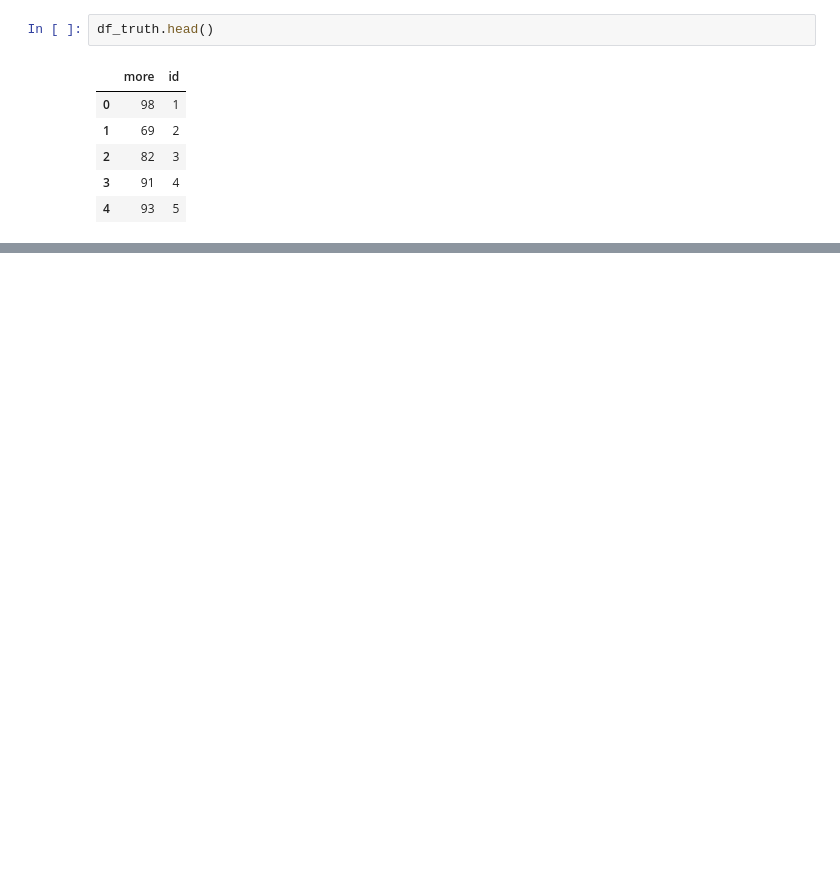
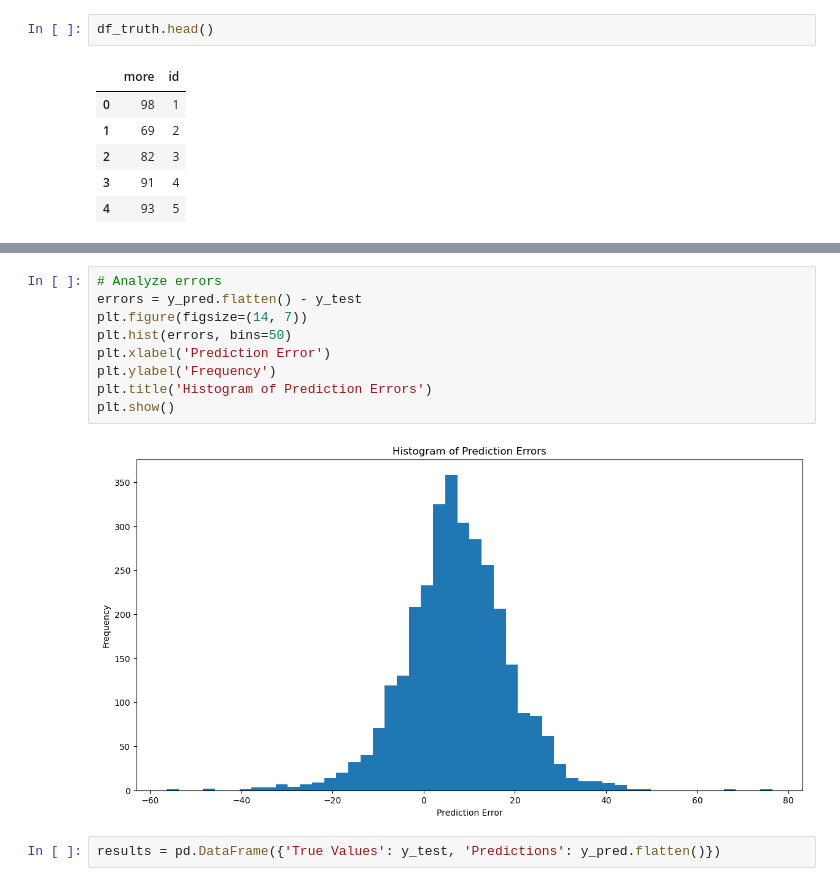
Before and after one commit to pxndey/engine_RUL, a Jupyter notebook: aircraft-engine.ipynb, the cells around one changed output, grey strips where cells are left out. Drawn from its saved outputs; the diff is of its cells as text; blank space fills up the shorter version.

```diff
--- a/aircraft-engine.ipynb
+++ b/aircraft-engine.ipynb
@@ -373,0 +178,13 @@ print(rmse)
+# %%
+# Analyze errors
+errors = y_pred.flatten() - y_test
+plt.figure(figsize=(14, 7))
+plt.hist(errors, bins=50)
+plt.xlabel('Prediction Error')
+plt.ylabel('Frequency')
+plt.title('Histogram of Prediction Errors')
+plt.show()
+# %% [output]
+[figure, added]
+# %%
+results = pd.DataFrame({'True Values': y_test, 'Predictions': y_pred.flatten()})
```
Also changed, not shown: parts of 63 cells of this notebook.
